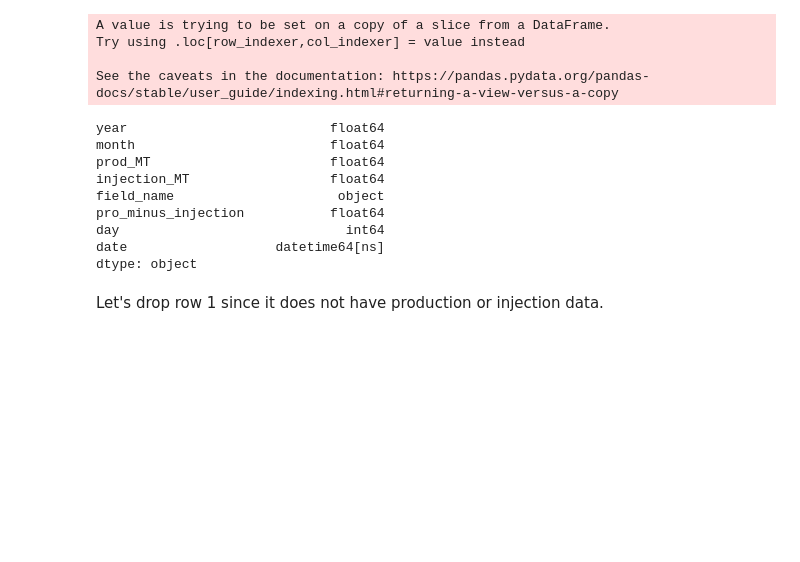
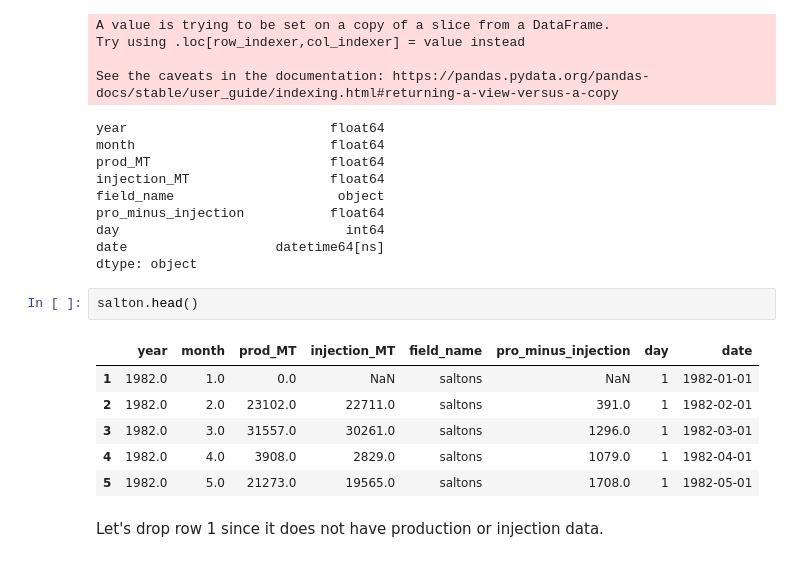
Before and after one commit to ThomasMGeo/T21-well-data-bonanza, a Jupyter notebook: T21_well_bonanza/0_ca_geotherm_data_explore.ipynb, the cells around one changed output. Saved outputs shown, nothing was run; the diff lists cells and outputs as text; blank space fills up the shorter version.

```diff
--- a/T21_well_bonanza/0_ca_geotherm_data_explore.ipynb
+++ b/T21_well_bonanza/0_ca_geotherm_data_explore.ipynb
@@ -215,6 +235,15 @@ pro_minus_injection           float64
 day                             int64
 date                   datetime64[ns]
 dtype: object
+# %%
+salton.head()
+# %% [output]
+|  | year | month | prod_MT | injection_MT | field_name | pro_minus_injection | day | date |
+| 1 | 1982.0 | 1.0 | 0.0 | NaN | saltons | NaN | 1 | 1982-01-01 |
+| 2 | 1982.0 | 2.0 | 23102.0 | 22711.0 | saltons | 391.0 | 1 | 1982-02-01 |
+| 3 | 1982.0 | 3.0 | 31557.0 | 30261.0 | saltons | 1296.0 | 1 | 1982-03-01 |
+| 4 | 1982.0 | 4.0 | 3908.0 | 2829.0 | saltons | 1079.0 | 1 | 1982-04-01 |
+| 5 | 1982.0 | 5.0 | 21273.0 | 19565.0 | saltons | 1708.0 | 1 | 1982-05-01 |
 # %% [markdown]
 Let's drop row 1 since it does not have production or injection data.
 # %%
```
Also changed, not shown: parts of 25 cells of this notebook.
